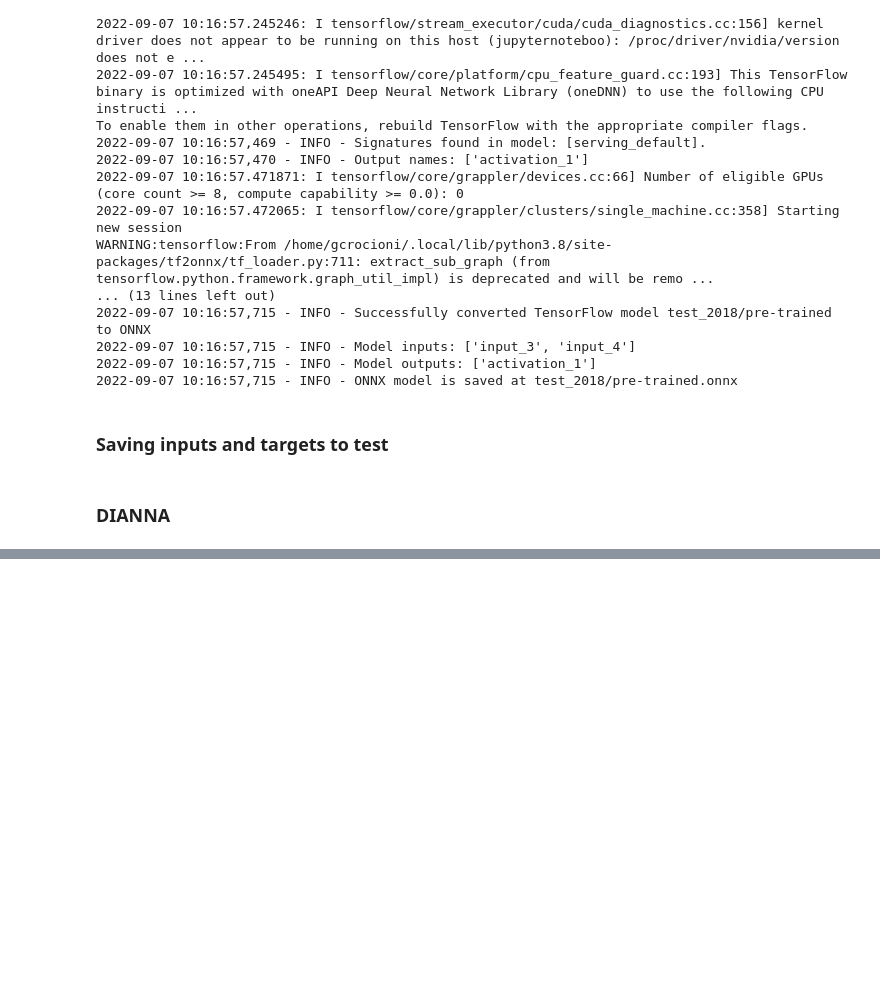
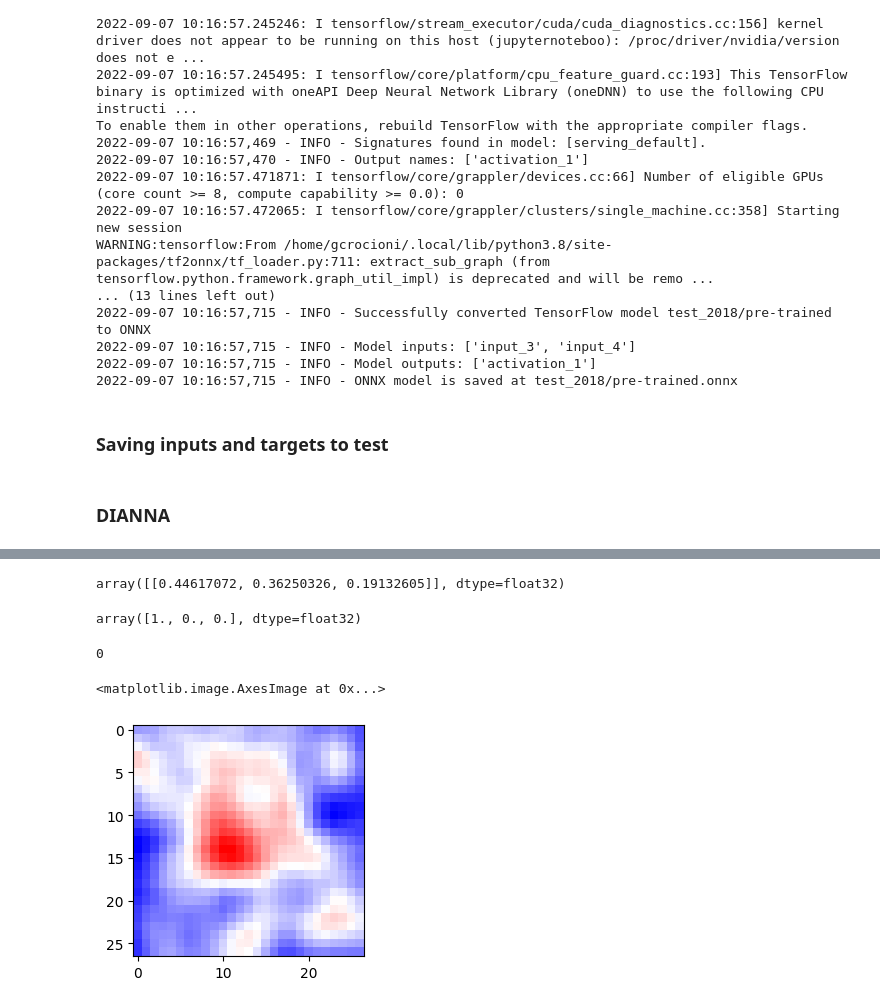
Before and after one commit to chiemvs/lorentz, a Jupyter notebook: dianna/dianna.ipynb, the cells around one changed output, grey strips where cells are left out. Saved outputs shown, nothing was run; the diff lists cells and outputs as text; code cells hidden in the pictures; blank space fills up the shorter version.

```diff
--- a/dianna/dianna.ipynb
+++ b/dianna/dianna.ipynb
@@ -98,0 +128,12 @@ ax3.title.set_text('TCW: Total Column Water')
+# %%
+relevances = dianna.explain_image(
+    model_path,
+    train_inputs,
+    method="RISE",
+    labels=train_target.astype('int'),
+    n_masks=5000,
+    feature_res=8,
+    p_keep=.1,
+    axis_labels=('height','width','channels'),
+    preprocess_function = preprocess_function,
+    multiple_inputs = True)
@@ -98,0 +147,28 @@ ax3.title.set_text('TCW: Total Column Water')
+# %%
+import onnxruntime
+
+def run_model(data):
+    fname = 'test_2018/pre-trained.onnx'
+    # get ONNX predictions
+    sess = onnxruntime.InferenceSession(fname)
+    output_name = sess.get_outputs()[0].name
+
+    onnx_input = {}
+    onnx_input['input_3'] = input_data[1].astype('float32')
+    onnx_input['input_4'] = input_data[0].astype('float32')
+    pred_onnx = sess.run([output_name], onnx_input)[0]
+
+    return pred_onnx
+# %%
+run_model(train_inputs)
+# %% [output]
+array([[0.44617072, 0.36250326, 0.19132605]], dtype=float32)
+# %%
+train_target
+# %% [output]
+array([1., 0., 0.], dtype=float32)
+# %%
+class_idx = np.argmax(run_model(train_inputs))
+class_idx
+# %% [output]
+0
@@ -98,0 +189,6 @@ ax3.title.set_text('TCW: Total Column Water')
+# %%
+fig = plt.subplots(figsize=(3, 3))
+plt.imshow(relevances[class_idx], cmap = 'bwr')
+# %% [output]
+<matplotlib.image.AxesImage at 0x...>
+[figure, added]
```
Also changed, not shown: parts of 19 cells of this notebook, 1 other file.
